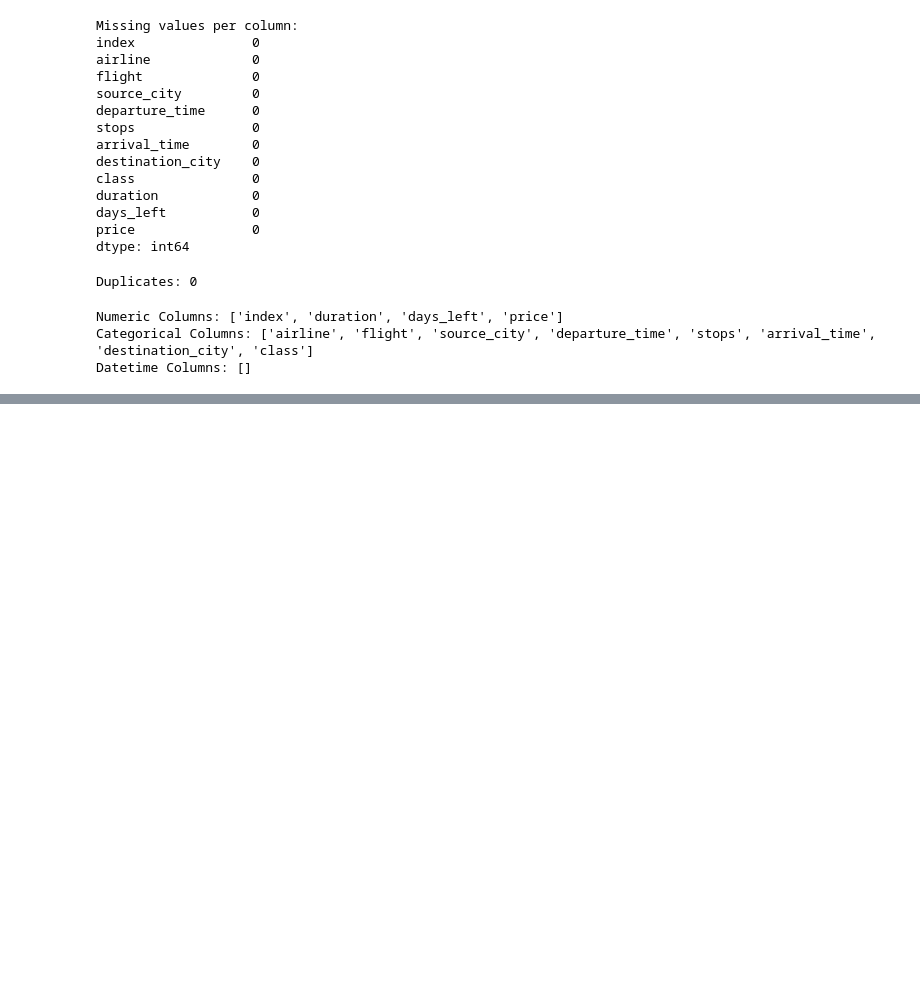
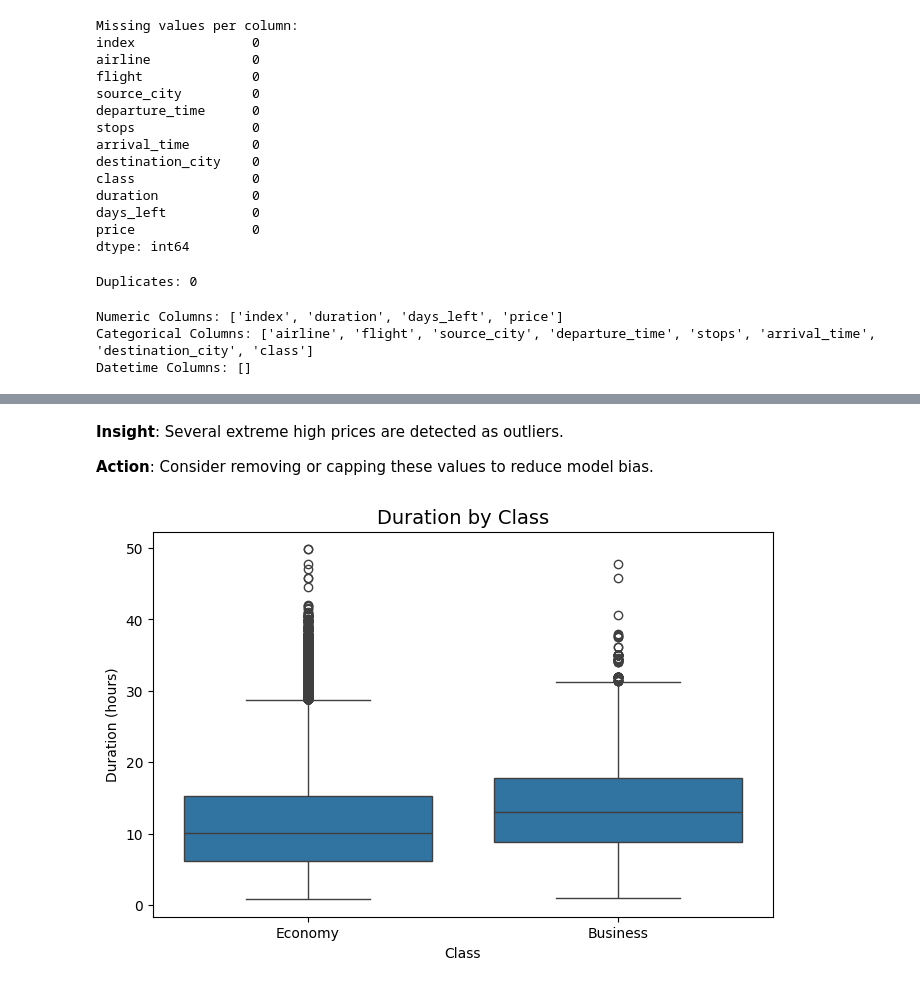
Before and after one commit to MohamedShoaib3/Algorithms_python, a Jupyter notebook: Regression_Task.ipynb, the cells around one changed output, grey strips where cells are left out. Drawn from its saved outputs; the diff is of its cells as text; code cells hidden in the pictures; blank space fills up the shorter version.

```diff
--- a/Regression_Task.ipynb
+++ b/Regression_Task.ipynb
@@ -515,0 +552,13 @@ NameError: name 'sns' is not defined
+# %% [markdown]
+**Insight**: Several extreme high prices are detected as outliers.
+
+**Action**: Consider removing or capping these values to reduce model bias.
+# %%
+plt.figure(figsize=(8,5))
+sns.boxplot(x='class', y='duration', data=df)
+plt.title('Duration by Class', fontsize=14)
+plt.xlabel('Class')
+plt.ylabel('Duration (hours)')
+plt.show()
+# %% [output]
+[figure, added]
```
Also changed, not shown: parts of 41 cells of this notebook.
